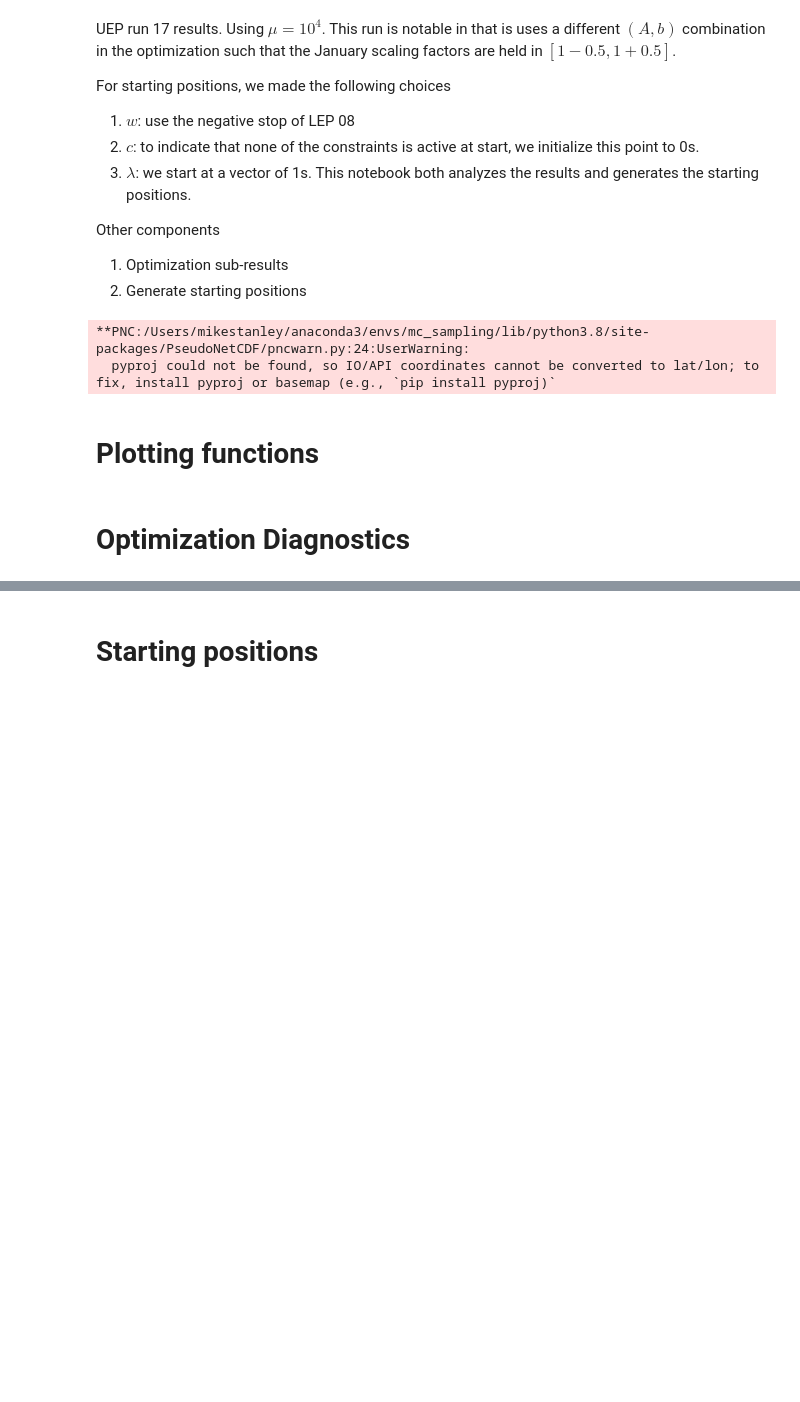
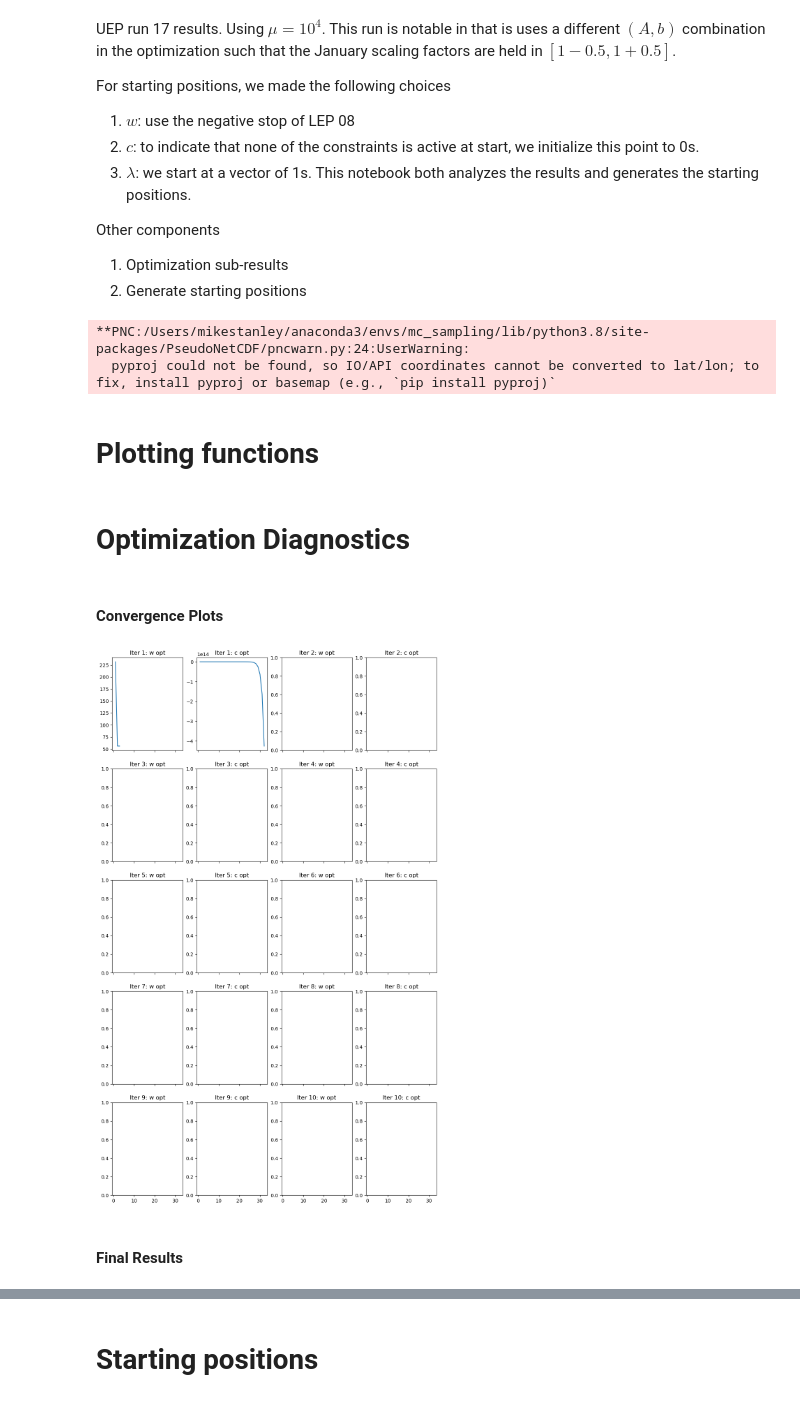
Before and after one commit to mcstanle/cf_inversion_sb_admm, a Jupyter notebook: output_investigations_17.ipynb, the cells around one changed output, grey strips where cells are left out. Drawn from its saved outputs; the diff is of its cells as text; code cells hidden in the pictures; blank space fills up the shorter version.

```diff
--- a/output_investigations_17.ipynb
+++ b/output_investigations_17.ipynb
@@ -117,3 +117,9 @@ def month_map_plot(df, w_col_str, norm, vmin=None, vmax=None, figsize=(12, 16),
         plt.show()
 # %% [markdown]
 # Optimization Diagnostics
+# %% [markdown]
+#### Convergence Plots
+# %%
+# read in the raw stdout file
+with open(BASE_DIR + '/17/stdout.txt', 'r') as f:
+    stdout_raw = f.readlines()
@@ -119,0 +149,70 @@ def month_map_plot(df, w_col_str, norm, vmin=None, vmax=None, figsize=(12, 16),
+# %%
+fig, ax = plt.subplots(ncols=4, nrows=5, figsize=(12, 20), sharex=True)
+
+# iteration 1
+ax[0, 0].plot(np.arange(1, len(traj_w_01) + 1), traj_w_01)
+ax[0, 1].plot(np.arange(1, len(traj_c_01) + 1), traj_c_01)
+
+# iteration 2
+# ax[0, 2].plot(np.arange(1, len(traj_w_02) + 1), traj_w_02)
+# ax[0, 3].plot(np.arange(1, len(traj_c_02) + 1), traj_c_02)
+
+# # iteration 3
+# ax[1, 0].plot(np.arange(1, len(traj_w_03) + 1), traj_w_03)
+# ax[1, 1].plot(np.arange(1, len(traj_c_03) + 1), traj_c_03)
+
+# # iteration 4
+# ax[1, 2].plot(np.arange(1, len(traj_w_04) + 1), traj_w_04)
+# ax[1, 3].plot(np.arange(1, len(traj_c_04) + 1), traj_c_04)
+
+# # iteration 5
+# ax[2, 0].plot(np.arange(1, len(traj_w_05) + 1), traj_w_05)
+# ax[2, 1].plot(np.arange(1, len(traj_c_05) + 1), traj_c_05)
+
+# # iteration 6
+# ax[2, 2].plot(np.arange(1, len(traj_w_06) + 1), traj_w_06)
+# ax[2, 3].plot(np.arange(1, len(traj_c_06) + 1), traj_c_06)
+
+# # iteration 7
+# ax[3, 0].plot(np.arange(1, len(traj_w_07) + 1), traj_w_07)
+# ax[3, 1].plot(np.arange(1, len(traj_c_07) + 1), traj_c_07)
+
+# # iteration 8
+# ax[3, 2].plot(np.arange(1, len(traj_w_08) + 1), traj_w_08)
+# ax[3, 3].plot(np.arange(1, len(traj_c_08) + 1), traj_c_08)
+
+# # iteration 9
+# ax[4, 0].plot(np.arange(1, len(traj_w_09) + 1), traj_w_09)
+# ax[4, 1].plot(np.arange(1, len(traj_c_09) + 1), traj_c_09)
+
+# # iteration 10
+# ax[4, 2].plot(np.arange(1, len(traj_w_10) + 1), traj_w_10)
+# ax[4, 3].plot(np.arange(1, len(traj_c_10) + 1), traj_c_10)
+
+# labels
+ax[0, 0].set_title('Iter 1: w opt')
+ax[0, 1].set_title('Iter 1: c opt')
+ax[0, 2].set_title('Iter 2: w opt')
+ax[0, 3].set_title('Iter 2: c opt')
+ax[1, 0].set_title('Iter 3: w opt')
+ax[1, 1].set_title('Iter 3: c opt')
+ax[1, 2].set_title('Iter 4: w opt')
+ax[1, 3].set_title('Iter 4: c opt')
+ax[2, 0].set_title('Iter 5: w opt')
+ax[2, 1].set_title('Iter 5: c opt')
+ax[2, 2].set_title('Iter 6: w opt')
+ax[2, 3].set_title('Iter 6: c opt')
+ax[3, 0].set_title('Iter 7: w opt')
+ax[3, 1].set_title('Iter 7: c opt')
+ax[3, 2].set_title('Iter 8: w opt')
+ax[3, 3].set_title('Iter 8: c opt')
+ax[4, 0].set_title('Iter 9: w opt')
+ax[4, 1].set_title('Iter 9: c opt')
+ax[4, 2].set_title('Iter 10: w opt')
+ax[4, 3].set_title('Iter 10: c opt')
+
+plt.show()
+# %% [output]
+[figure, added]
+# %% [markdown]
+#### Final Results
```
Also changed, not shown: parts of 5 cells of this notebook, 4 other files.
